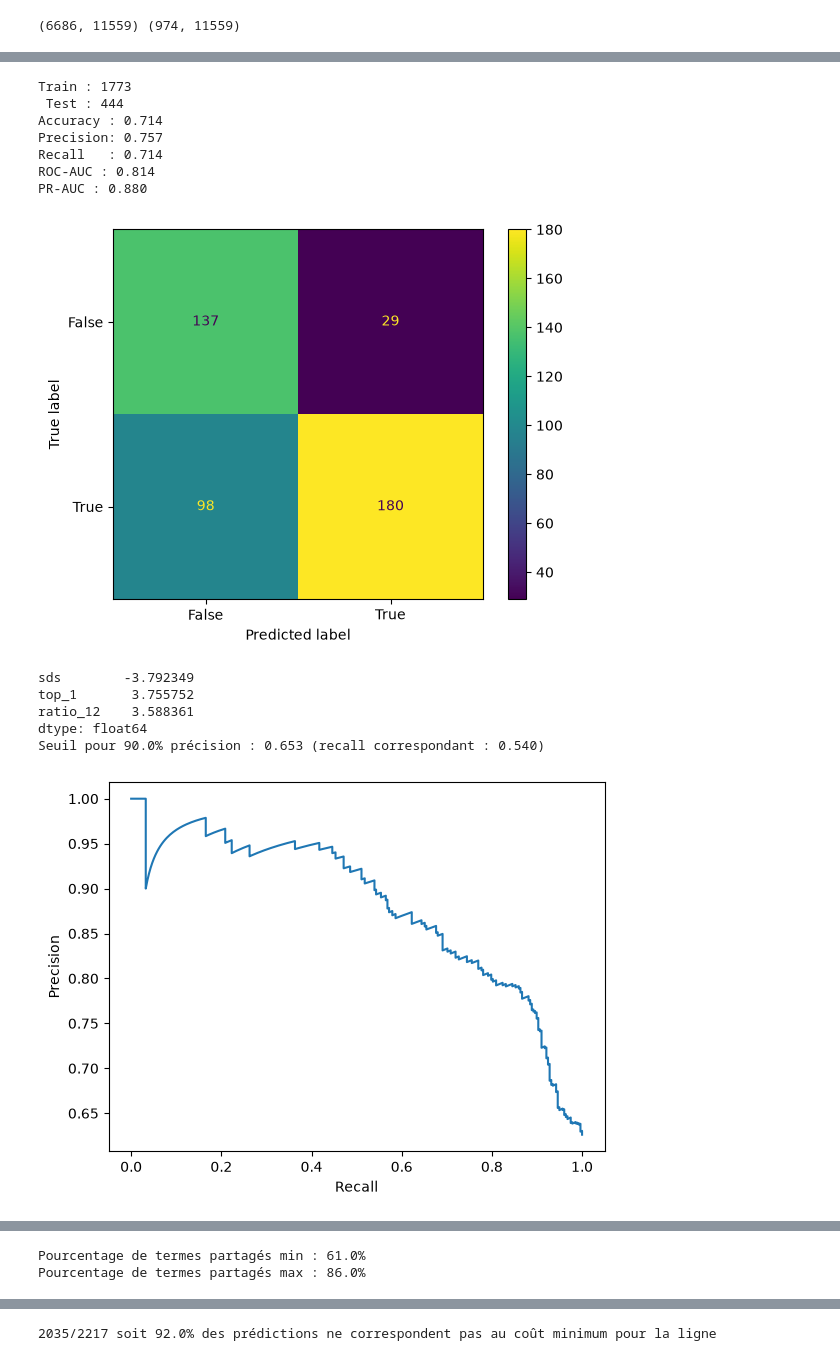
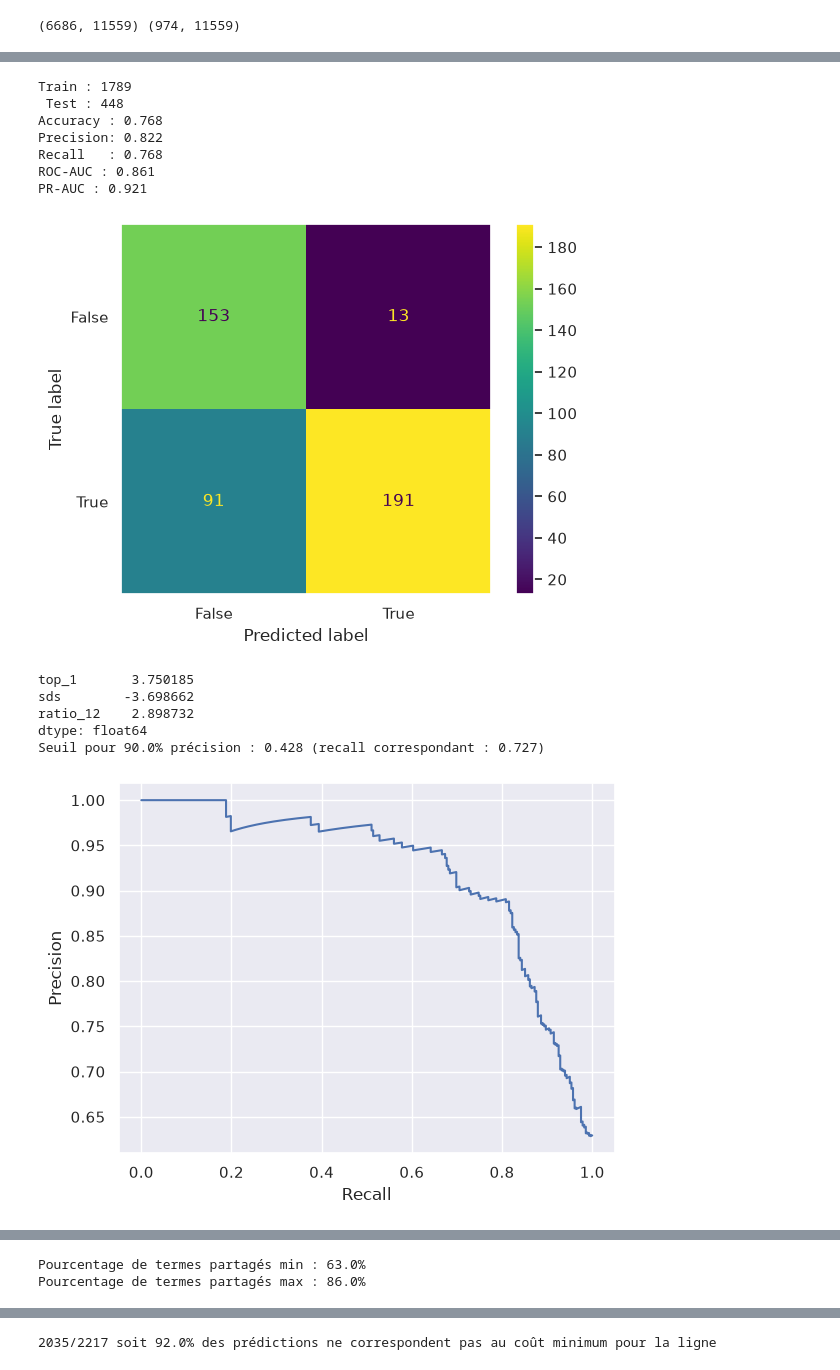
Before and after one commit to averniere/OT_simulation_maladies, a Jupyter notebook: Embeddings/test.ipynb, the cells around one changed output, grey strips where cells are left out. Saved outputs shown, nothing was run; the diff lists cells and outputs as text; code cells hidden in the pictures.

```diff
--- a/Embeddings/test.ipynb
+++ b/Embeddings/test.ipynb
@@ -114,6 +120,6 @@ for i, j in gt_set_broad:
 # %%
 # Dictionnaire pour stocker les résultats méthode par méthode
-#dict_method={}
+dict_method={}
 
 # Distances de base
 for dist_method in ['jaccard', 'hamming']:
@@ -131,12 +137,11 @@ for dist_method in ['jaccard', 'hamming']:
     epsilon = grid[1] * np.mean(C)
     print(epsilon)
     ot_plan_reg, ot_cots_reg = compute_transport_sinkhorn(C, None, None, epsilon, 10000, 1e-4, False)
-    ranks_reg, _, pairs_reg, _, _ = evaluate_transport(ot_plan_reg, gt_set2, C)
+    ranks_reg, ranks_reg2, pairs_reg, pairs_reg2, _ = evaluate_transport(ot_plan_reg, gt_set2, C)
     print("")
-    #dict_method[f"{dist_method} reg"] = {"ranks": ranks_reg,
-                                         #"pairs": pairs_reg,
-                                         #"ot_plan": ot_plan_reg,
-                                         #"cost_matrix": C}
+    dict_method[f"{dist_method} reg"] = {
+        "cost_matrix": C,
+        "ot_plan":ot_plan_reg}
 # %% [output]
 jaccard
 Check : (6686, 3211)
@@ -246,11 +255,10 @@ grid = np.linspace(0.01, 5, 100)
 epsilon = grid[1] * np.mean(C1)
 print(epsilon)
 ot_plan_reg, ot_cots_reg = compute_transport_sinkhorn(C1, None, None, epsilon, 10000, 1e-4, False)
-ranks_reg, _, pairs_reg, _, _ = evaluate_transport(ot_plan_reg, gt_set2, C1)
-#dict_method["profondeur reg"]={"ranks": ranks_reg,
-                        #"pairs": pairs_reg,
-                        #"ot_plan": ot_plan_reg,
-                        #"cost_matrix": C1}
+ranks_reg, ranks_reg2, pairs_reg, pairs_reg2, _ = evaluate_transport(ot_plan_reg, gt_set2, C1)
+dict_method["profondeur reg"]={
+                        "cost_matrix": C1,
+                        "ot_plan": ot_plan_reg}
 # %% [output]
 0 0
 ======== Sans régularisation ========
@@ -299,12 +310,10 @@ grid = np.linspace(0.01, 5, 100)
 epsilon = grid[1] * np.mean(C1)
 print(epsilon)
 ot_plan_reg, ot_cots_reg = compute_transport_sinkhorn(C1, None, None, epsilon, 10000, 1e-4, False)
-ranks_reg, _, pairs_reg, _, _ = evaluate_transport(ot_plan_reg, gt_set2, C1)
+ranks_reg, ranks_reg2, pairs_reg, pairs_reg2, _ = evaluate_transport(ot_plan_reg, gt_set2, C1)
 
-#dict_method["ic"]={"ranks": ranks_reg,
-                    #"pairs": pairs_reg,
-                    #"ot_plan": ot_plan_reg,
-                    #"cost_matrix": C1}
+dict_method["ic"]={"ot_plan": ot_plan_reg,
+                    "cost_matrix": C1}
 # %% [output]
 ======== Sans régularisation ========
 Paires évaluées : 2237
@@ -372,22 +384,22 @@ Top-5 accuracy : 0.675 (1509/2237)
  Rang moyen des maladies Orpha : 29.82
  Rang moyen des maladies Omim : 85.33
 # %%
-metrics, X_train, X_test, y_train, y_test, model = logistic_reg(dict_method['ic']['ot_plan'], gt_set)
-x, y = seuil_commun(w_omim_P, w_orpha_P, dict_method['ic']['ot_plan'], gt_set, alpha=0.9)
+metrics, X_train, X_test, y_train, y_test, model = logistic_reg(dict_method['ic']['ot_plan'], gt_set2)
+x, y = seuil_commun(w_omim_P2, w_orpha_P2, dict_method['ic']['ot_plan'], gt_set2, alpha=0.9)
 print(f"Pourcentage de termes partagés min : {np.round(x[np.where(np.array(y)>0.9)[0][0]]*100)}%")
 print(f"Pourcentage de termes partagés max : {np.round(x[np.where(np.array(y)>0.9)[0][-1]]*100)}%")
 # %% [output]
-Train : 1773
- Test : 444
-Accuracy : 0.714
-Precision: 0.757
-Recall   : 0.714
-ROC-AUC : 0.814
-PR-AUC : 0.880
+Train : 1789
+ Test : 448
+Accuracy : 0.768
+Precision: 0.822
+Recall   : 0.768
+ROC-AUC : 0.861
+PR-AUC : 0.921
-[figure, old version]
+[figure, new version]
-sds        -3.792349
-top_1       3.755752
-ratio_12    3.588361
+top_1       3.750185
+sds        -3.698662
+ratio_12    2.898732
 dtype: float64
-Seuil pour 90.0% précision : 0.653 (recall correspondant : 0.540)
+Seuil pour 90.0% précision : 0.428 (recall correspondant : 0.727)
-[figure, old version]
+[figure, new version]
@@ -395,4 +407,4 @@ Seuil pour 90.0% précision : 0.653 (recall correspondant : 0.540)
-Pourcentage de termes partagés min : 61.0%
+Pourcentage de termes partagés min : 63.0%
 Pourcentage de termes partagés max : 86.0%
 # %%
 proba_test = model.predict_proba(X_test)[:, 1]
```
Also changed, not shown: parts of 27 cells of this notebook, 8 other files.
